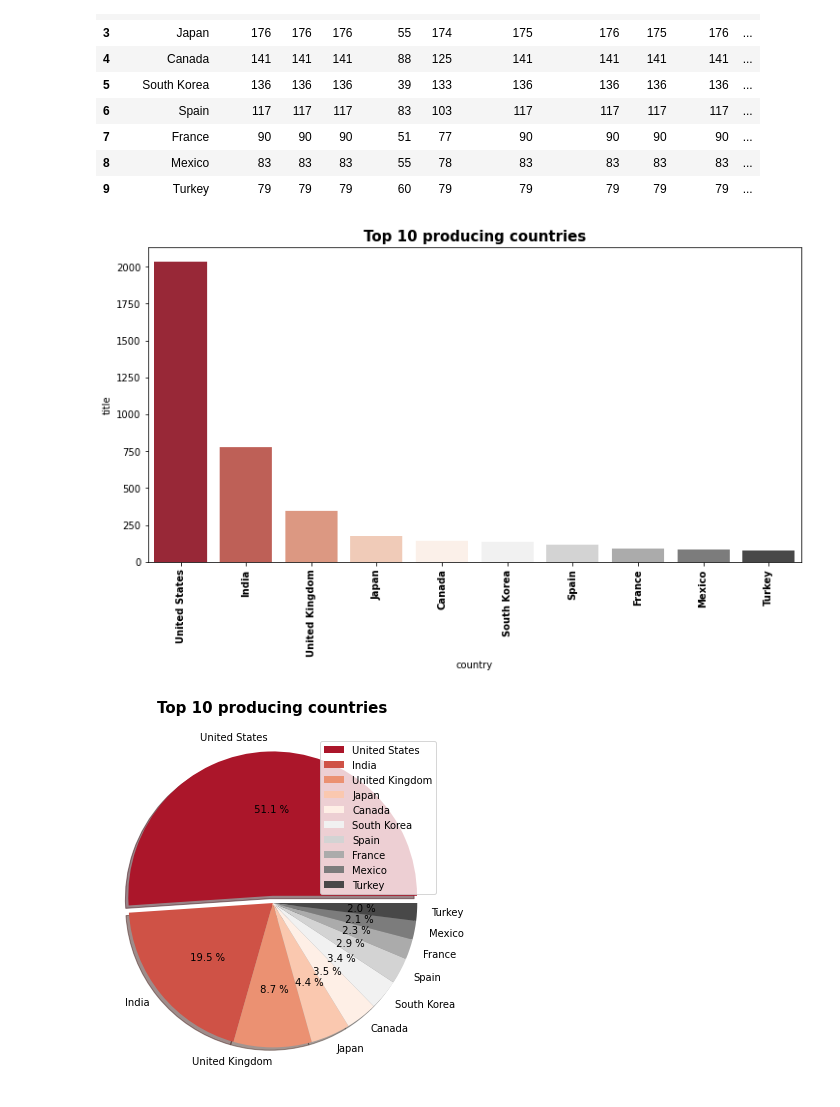
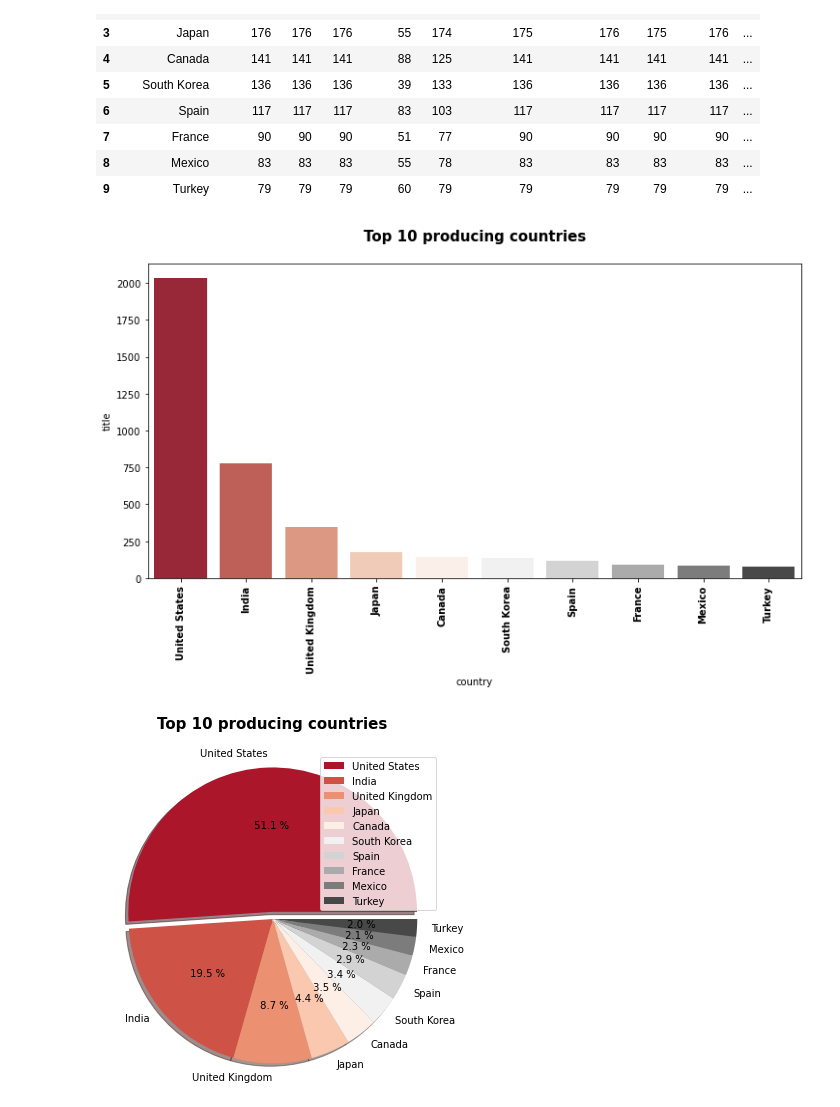
Before and after one commit to ta-data-mexpt/project-dataviz, a Jupyter notebook: Data Visualization Jupyter Notebook.ipynb, the cells around one changed output. Saved outputs shown, nothing was run; the diff lists cells and outputs as text; code cells hidden in the pictures.

```diff
--- a/Data Visualization Jupyter Notebook.ipynb
+++ b/Data Visualization Jupyter Notebook.ipynb
@@ -219,18 +220,18 @@ most_titles_produced
 # %%
 from matplotlib import gridspec
 
 fig = plt.figure(figsize=(20, 6))
 gs = gridspec.GridSpec(nrows=1, ncols=2, height_ratios=[6], width_ratios=[10, 5])
 
 ax = plt.subplot(gs[0])
 
 sns.barplot(x=most_titles_produced.country, y=most_titles_produced.title, data=most_titles_produced, palette="RdGy")
 #hue colors: Movies and TV
 
 ax.set_xticklabels(most_titles_produced.country, fontweight='bold', rotation='90')
-ax.set_title('Top 10 producing countries', fontsize=15, fontweight='bold');
+ax.set_title('Top 10 producing countries\n', fontsize=15, fontweight='bold');
 # %% [output]
-[figure, old version]
+[figure, new version]
 # %%
 fig = plt.figure(figsize=(20, 6))
 gs = gridspec.GridSpec(nrows=1, ncols=2, height_ratios=[6], width_ratios=[10, 5])
```
Also changed, not shown: parts of 11 cells of this notebook.
